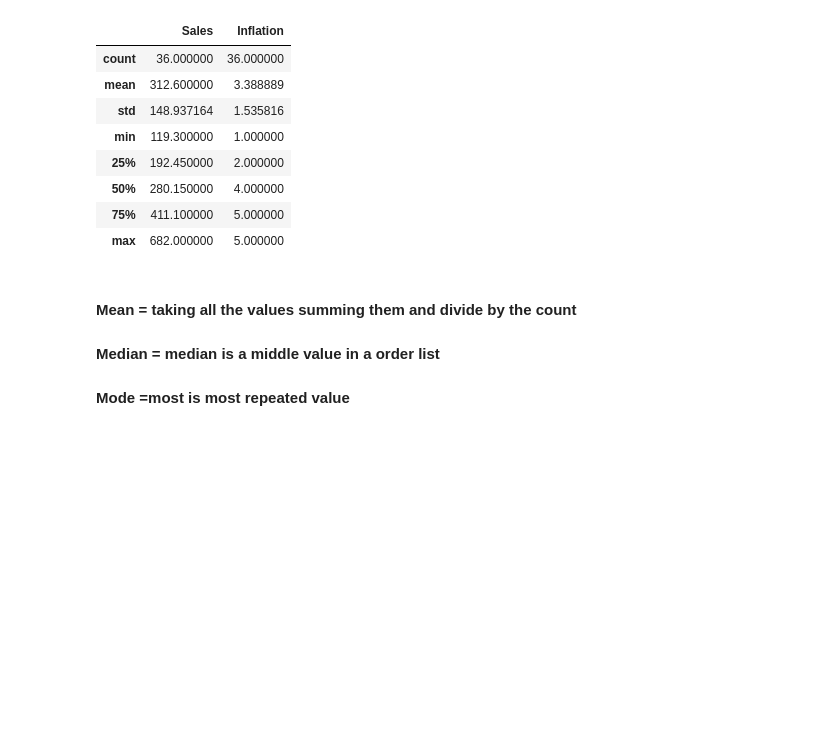
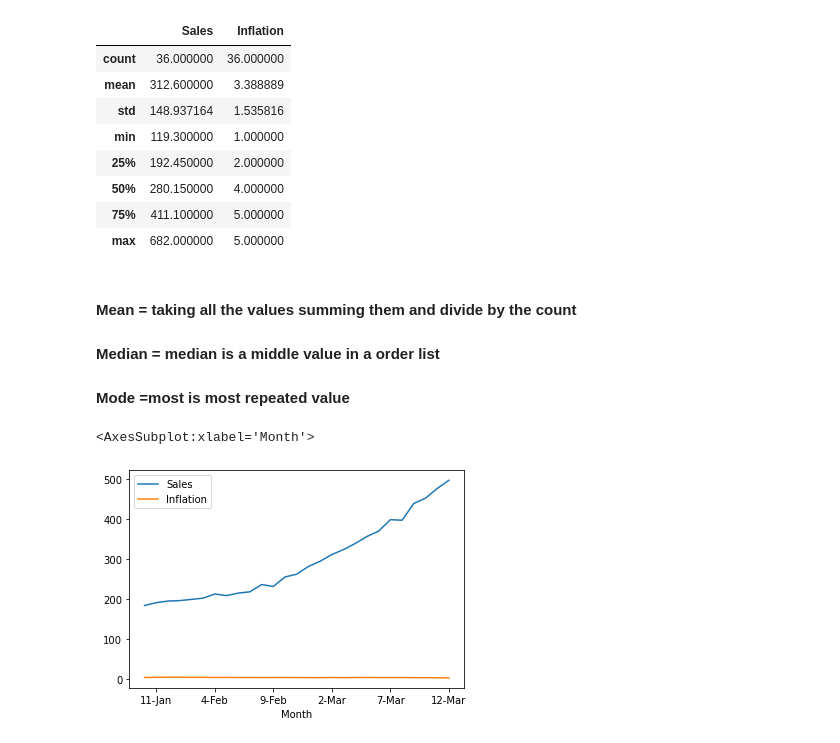
Before and after one commit to SKumarAshutosh/Time_Series_Analysis, a Jupyter notebook: notebook/time_series_analysis.ipynb, the cells around one changed output. Drawn from its saved outputs; the diff is of its cells as text; code cells hidden in the pictures; blank space fills up the shorter version.

```diff
--- a/notebook/time_series_analysis.ipynb
+++ b/notebook/time_series_analysis.ipynb
@@ -83,3 +85,10 @@ sampoo.describe()
 #### Mean = taking all the values summing them and divide by the count
 #### Median = median is a middle value in a order list
 #### Mode =most is  most repeated value
+# %%
+sampoo_ma= sampoo.rolling(window=10).mean()
+# %%
+sampoo_ma.plot()
+# %% [output]
+<AxesSubplot:xlabel='Month'>
+[figure, added]
```
Also changed, not shown: parts of 5 cells of this notebook.
